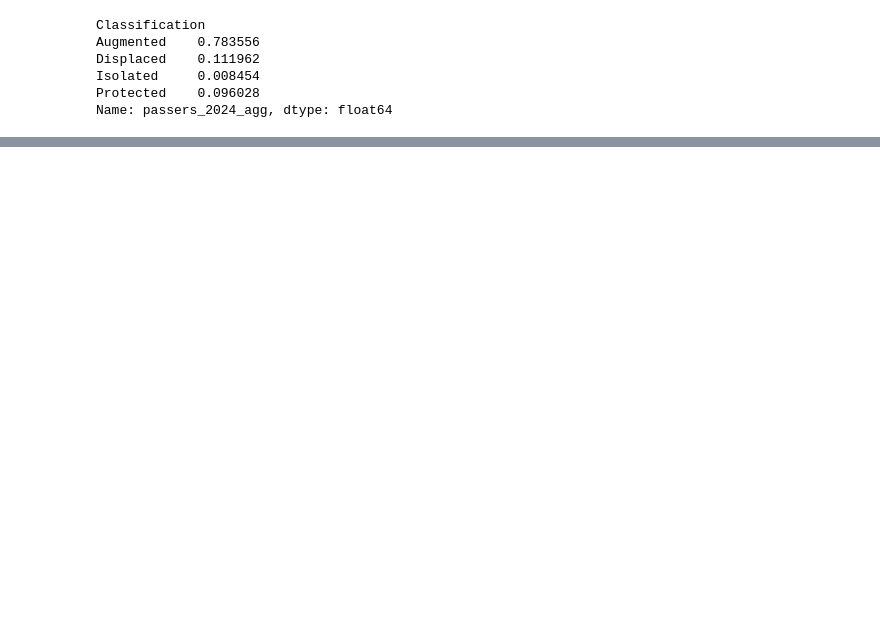
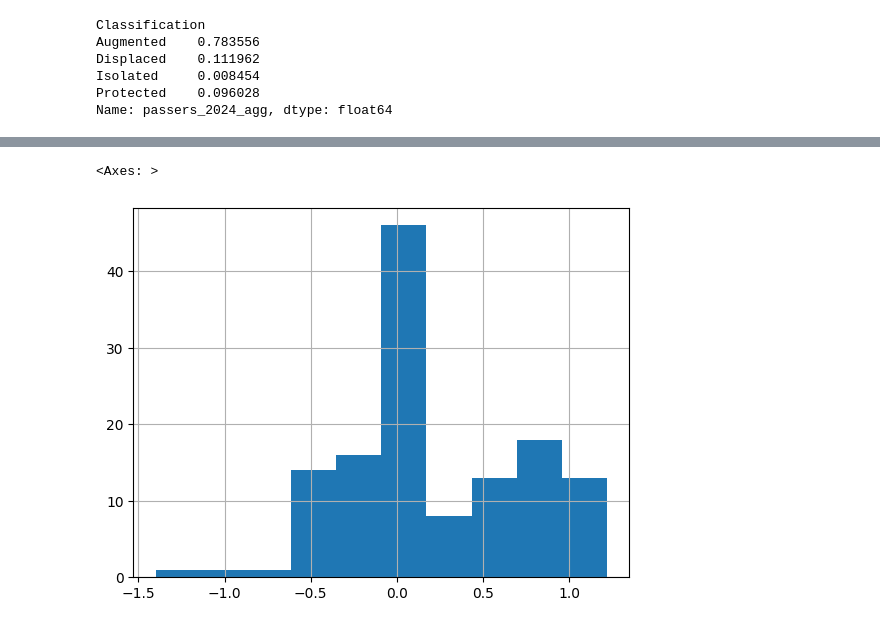
Before and after one commit to BSDSBA-JF/wadwani_intern, a Jupyter notebook: 01_mca_job_list/Combining/combining.ipynb, the cells around one changed output, grey strips where cells are left out. Saved outputs shown, nothing was run; the diff lists cells and outputs as text; code cells hidden in the pictures; blank space fills up the shorter version.

```diff
--- a/01_mca_job_list/Combining/combining.ipynb
+++ b/01_mca_job_list/Combining/combining.ipynb
@@ -115,2 +311,8 @@ Text(0, 0.5, '')
+# %%
+filt = combined_df['Priority Sector'] == 'Health'
+combined_df.loc[filt, 'C-AIOE'].hist()
+# %% [output]
+<Axes: >
+[figure, added]
 # %%
 combined_df.to_csv('../MCA_Job_List_EDCOM_WorldBank.csv')
```
Also changed, not shown: parts of 15 cells of this notebook, 31 other files.
